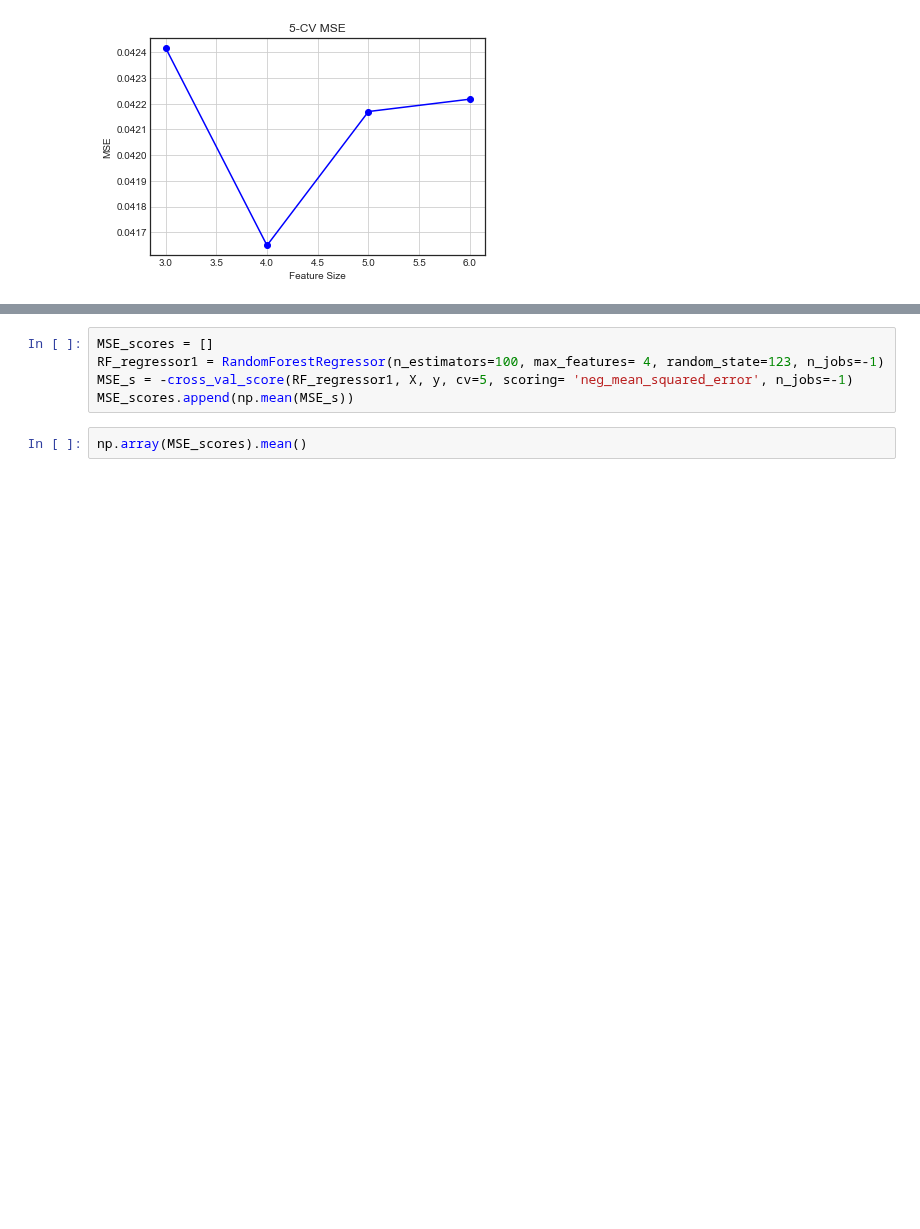
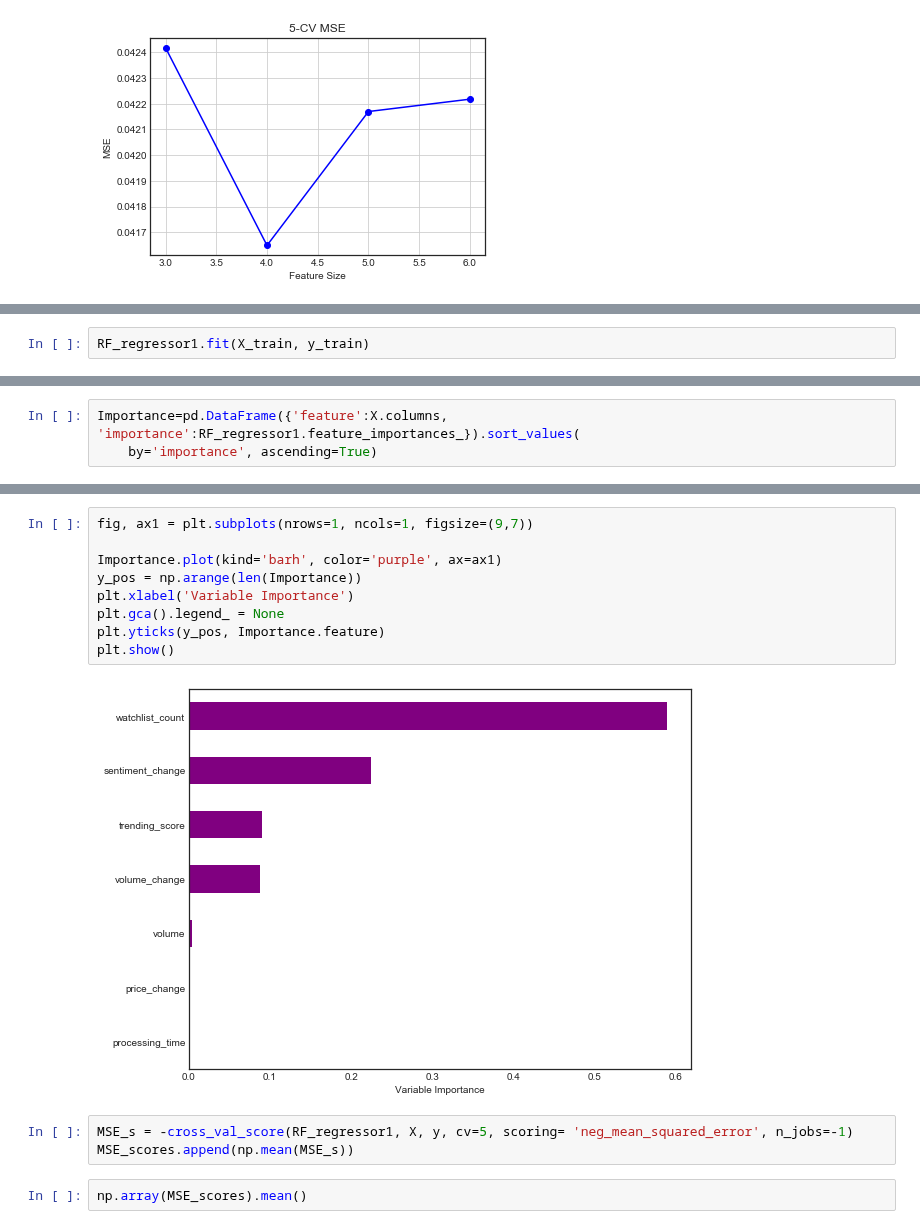
Before and after one commit to jcanque777/stock_market_data_prediction, a Jupyter notebook: test_models.ipynb, the cells around one changed output, grey strips where cells are left out. Drawn from its saved outputs; the diff is of its cells as text; blank space fills up the shorter version.

```diff
--- a/test_models.ipynb
+++ b/test_models.ipynb
@@ -1593,0 +1597,2 @@ plt.grid(True)
+# %%
+RF_regressor1.fit(X_train, y_train)
@@ -1593,0 +1612,3 @@ plt.grid(True)
+# %%
+Importance=pd.DataFrame({'feature':X.columns, 'importance':RF_regressor1.feature_importances_}).sort_values(
+    by='importance', ascending=True)
@@ -1594,6 +1626,15 @@ plt.grid(True)
+# %%
+fig, ax1 = plt.subplots(nrows=1, ncols=1, figsize=(9,7))
+
+Importance.plot(kind='barh', color='purple', ax=ax1)
+y_pos = np.arange(len(Importance))
+plt.xlabel('Variable Importance')
+plt.gca().legend_ = None
+plt.yticks(y_pos, Importance.feature)
+plt.show()
+# %% [output]
+[figure, added]
 # %%
-MSE_scores = []
-RF_regressor1 = RandomForestRegressor(n_estimators=100, max_features= 4, random_state=123, n_jobs=-1)
 MSE_s = -cross_val_score(RF_regressor1, X, y, cv=5, scoring= 'neg_mean_squared_error', n_jobs=-1)
 MSE_scores.append(np.mean(MSE_s))
 # %%
```
Also changed, not shown: parts of 14 cells of this notebook.
